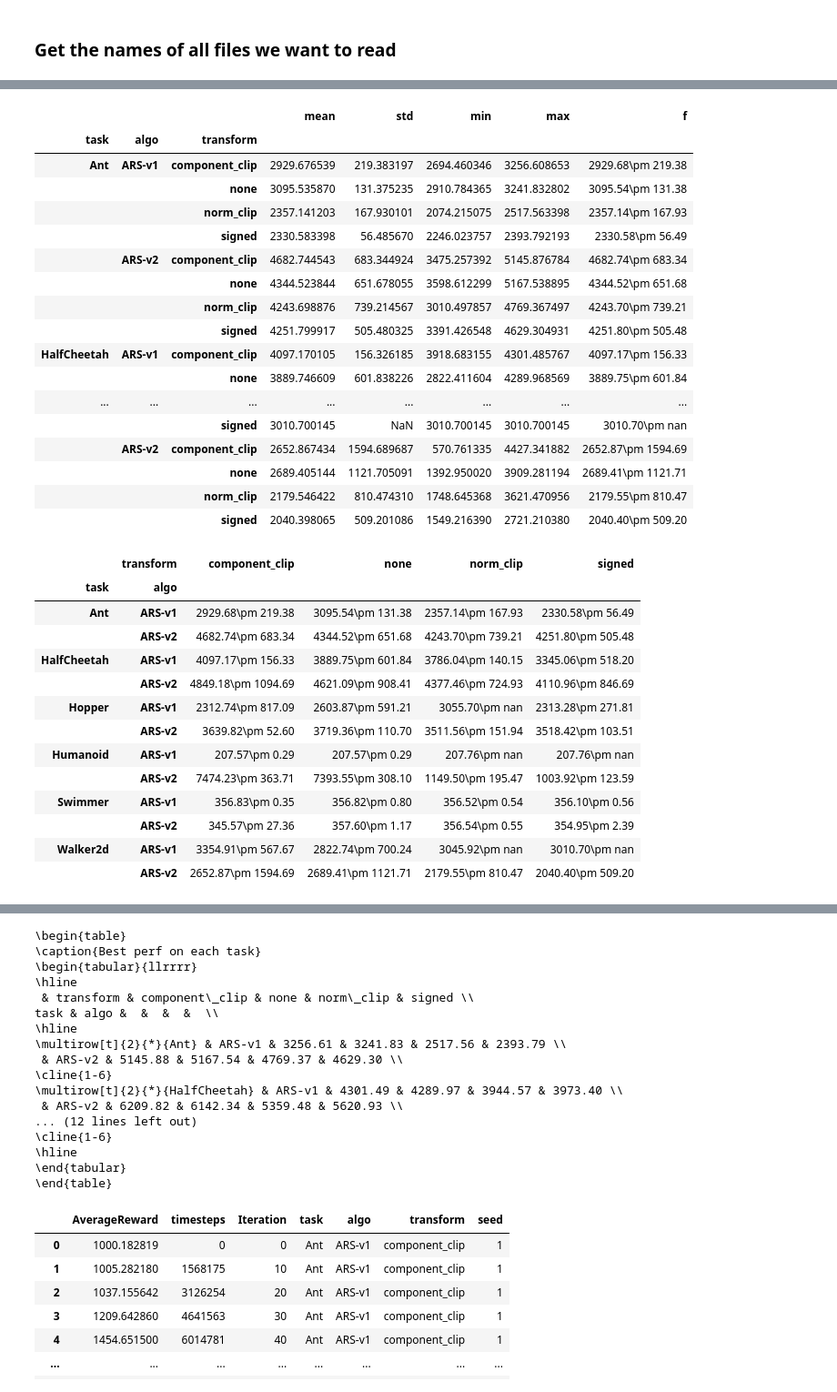
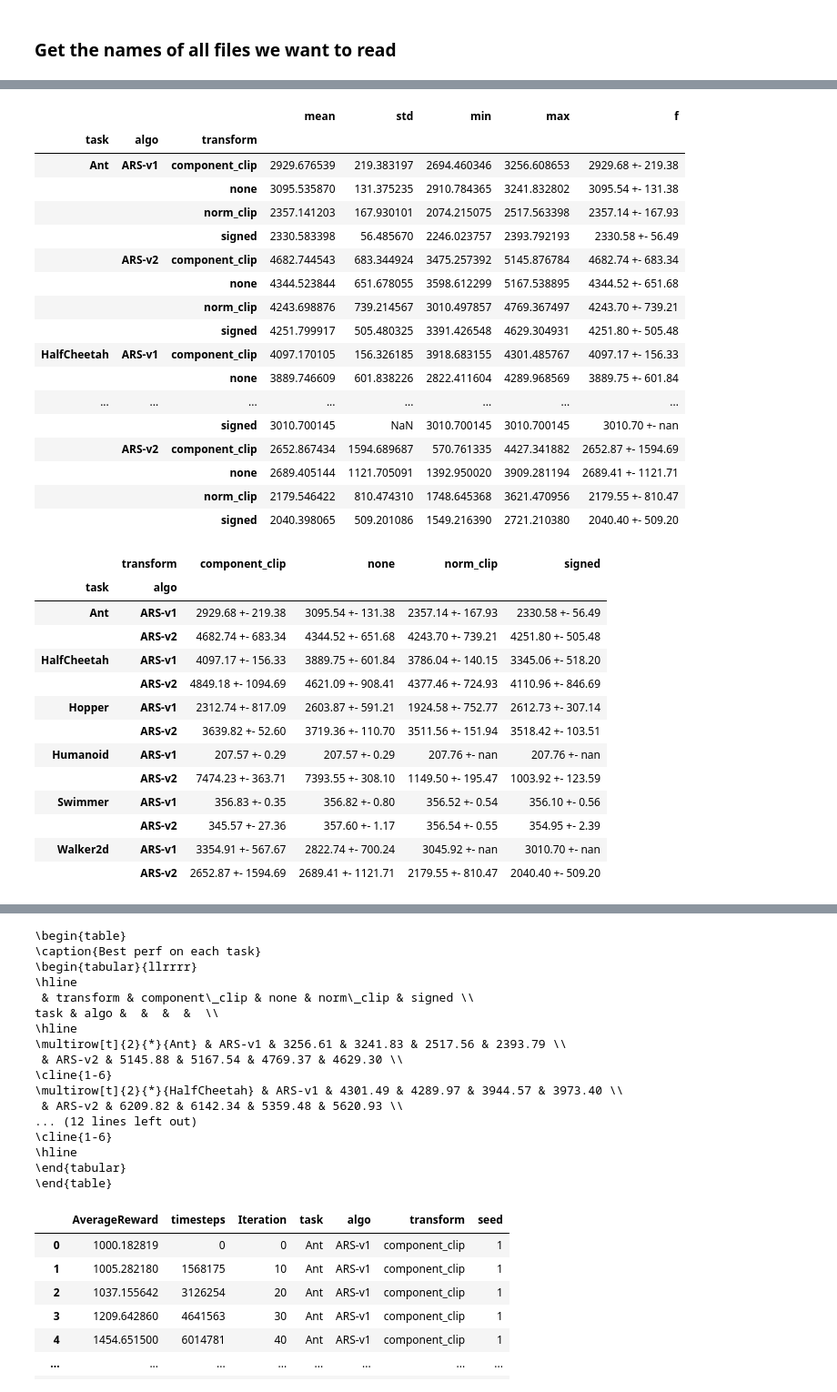
Before and after one commit to deepakhr1999/ARS, a Jupyter notebook: code/plot_hparam_grid.ipynb, the cells around one changed output, grey strips where cells are left out. Shown at 91% size. Saved outputs shown, nothing was run; the diff lists cells and outputs as text; code cells hidden in the pictures.

```diff
--- a/code/plot_hparam_grid.ipynb
+++ b/code/plot_hparam_grid.ipynb
@@ -132,66 +132,68 @@ def to_paper(x: pd.DataFrame, caption, index=False) -> str:
 )
 .replace("\\toprule", "\\hline")
 .replace("\\midrule", "\\hline")
-.replace("\\bottomrule", "\\hline"))
+.replace("\\bottomrule", "\\hline")
+.replace("+-", "$\\pm$")
+)
 # %%
 def f(x):
-    return f"{x['mean']:.2f}\\pm {x['std']:.2f}"
+    return f"{x['mean']:.2f} +- {x['std']:.2f}"
 out = best_data.groupby(["task", "algo", "transform"]).reward.agg(['mean', 'std','min', 'max'])#
 out['f'] = out.apply(f, axis=1)
 display(out)
 
 best_perf = pd.pivot_table(
     out.reset_index(),
     index=["task", "algo"],
     columns=["transform"],
     values="f",
     aggfunc='first'
 ).round(2)
 display(best_perf)
 print(to_paper(best_perf, "Performance on each task", index=True))
 
 best_perf = pd.pivot_table(
     out.reset_index(),
     index=["task", "algo"],
     columns=["transform"],
     values="max",
     aggfunc='first'
 ).round(2)
 display(best_perf)
 print(to_paper(best_perf, "Best perf on each task", index=True))
 # %% [output]
 |  |  |  | mean | std | min | max | f |
 | task | algo | transform |  |  |  |  |  |
-| Ant | ARS-v1 | component_clip | 2929.676539 | 219.383197 | 2694.460346 | 3256.608653 | 2929.68\pm 219.38 |
-|  |  | none | 3095.535870 | 131.375235 | 2910.784365 | 3241.832802 | 3095.54\pm 131.38 |
-|  |  | norm_clip | 2357.141203 | 167.930101 | 2074.215075 | 2517.563398 | 2357.14\pm 167.93 |
-|  |  | signed | 2330.583398 | 56.485670 | 2246.023757 | 2393.792193 | 2330.58\pm 56.49 |
-|  | ARS-v2 | component_clip | 4682.744543 | 683.344924 | 3475.257392 | 5145.876784 | 4682.74\pm 683.34 |
-|  |  | none | 4344.523844 | 651.678055 | 3598.612299 | 5167.538895 | 4344.52\pm 651.68 |
-|  |  | norm_clip | 4243.698876 | 739.214567 | 3010.497857 | 4769.367497 | 4243.70\pm 739.21 |
-|  |  | signed | 4251.799917 | 505.480325 | 3391.426548 | 4629.304931 | 4251.80\pm 505.48 |
-| HalfCheetah | ARS-v1 | component_clip | 4097.170105 | 156.326185 | 3918.683155 | 4301.485767 | 4097.17\pm 156.33 |
-|  |  | none | 3889.746609 | 601.838226 | 2822.411604 | 4289.968569 | 3889.75\pm 601.84 |
+| Ant | ARS-v1 | component_clip | 2929.676539 | 219.383197 | 2694.460346 | 3256.608653 | 2929.68 +- 219.38 |
+|  |  | none | 3095.535870 | 131.375235 | 2910.784365 | 3241.832802 | 3095.54 +- 131.38 |
+|  |  | norm_clip | 2357.141203 | 167.930101 | 2074.215075 | 2517.563398 | 2357.14 +- 167.93 |
+|  |  | signed | 2330.583398 | 56.485670 | 2246.023757 | 2393.792193 | 2330.58 +- 56.49 |
+|  | ARS-v2 | component_clip | 4682.744543 | 683.344924 | 3475.257392 | 5145.876784 | 4682.74 +- 683.34 |
+|  |  | none | 4344.523844 | 651.678055 | 3598.612299 | 5167.538895 | 4344.52 +- 651.68 |
+|  |  | norm_clip | 4243.698876 | 739.214567 | 3010.497857 | 4769.367497 | 4243.70 +- 739.21 |
+|  |  | signed | 4251.799917 | 505.480325 | 3391.426548 | 4629.304931 | 4251.80 +- 505.48 |
+| HalfCheetah | ARS-v1 | component_clip | 4097.170105 | 156.326185 | 3918.683155 | 4301.485767 | 4097.17 +- 156.33 |
+|  |  | none | 3889.746609 | 601.838226 | 2822.411604 | 4289.968569 | 3889.75 +- 601.84 |
 | ... | ... | ... | ... | ... | ... | ... | ... |
-|  |  | signed | 3010.700145 | NaN | 3010.700145 | 3010.700145 | 3010.70\pm nan |
-|  | ARS-v2 | component_clip | 2652.867434 | 1594.689687 | 570.761335 | 4427.341882 | 2652.87\pm 1594.69 |
-|  |  | none | 2689.405144 | 1121.705091 | 1392.950020 | 3909.281194 | 2689.41\pm 1121.71 |
-|  |  | norm_clip | 2179.546422 | 810.474310 | 1748.645368 | 3621.470956 | 2179.55\pm 810.47 |
-|  |  | signed | 2040.398065 | 509.201086 | 1549.216390 | 2721.210380 | 2040.40\pm 509.20 |
+|  |  | signed | 3010.700145 | NaN | 3010.700145 | 3010.700145 | 3010.70 +- nan |
+|  | ARS-v2 | component_clip | 2652.867434 | 1594.689687 | 570.761335 | 4427.341882 | 2652.87 +- 1594.69 |
+|  |  | none | 2689.405144 | 1121.705091 | 1392.950020 | 3909.281194 | 2689.41 +- 1121.71 |
+|  |  | norm_clip | 2179.546422 | 810.474310 | 1748.645368 | 3621.470956 | 2179.55 +- 810.47 |
+|  |  | signed | 2040.398065 | 509.201086 | 1549.216390 | 2721.210380 | 2040.40 +- 509.20 |
 |  | transform | component_clip | none | norm_clip | signed |
 | task | algo |  |  |  |  |
-| Ant | ARS-v1 | 2929.68\pm 219.38 | 3095.54\pm 131.38 | 2357.14\pm 167.93 | 2330.58\pm 56.49 |
-|  | ARS-v2 | 4682.74\pm 683.34 | 4344.52\pm 651.68 | 4243.70\pm 739.21 | 4251.80\pm 505.48 |
-| HalfCheetah | ARS-v1 | 4097.17\pm 156.33 | 3889.75\pm 601.84 | 3786.04\pm 140.15 | 3345.06\pm 518.20 |
-|  | ARS-v2 | 4849.18\pm 1094.69 | 4621.09\pm 908.41 | 4377.46\pm 724.93 | 4110.96\pm 846.69 |
-| Hopper | ARS-v1 | 2312.74\pm 817.09 | 2603.87\pm 591.21 | 3055.70\pm nan | 2313.28\pm 271.81 |
-|  | ARS-v2 | 3639.82\pm 52.60 | 3719.36\pm 110.70 | 3511.56\pm 151.94 | 3518.42\pm 103.51 |
-| Humanoid | ARS-v1 | 207.57\pm 0.29 | 207.57\pm 0.29 | 207.76\pm nan | 207.76\pm nan |
-|  | ARS-v2 | 7474.23\pm 363.71 | 7393.55\pm 308.10 | 1149.50\pm 195.47 | 1003.92\pm 123.59 |
-| Swimmer | ARS-v1 | 356.83\pm 0.35 | 356.82\pm 0.80 | 356.52\pm 0.54 | 356.10\pm 0.56 |
-|  | ARS-v2 | 345.57\pm 27.36 | 357.60\pm 1.17 | 356.54\pm 0.55 | 354.95\pm 2.39 |
-| Walker2d | ARS-v1 | 3354.91\pm 567.67 | 2822.74\pm 700.24 | 3045.92\pm nan | 3010.70\pm nan |
-|  | ARS-v2 | 2652.87\pm 1594.69 | 2689.41\pm 1121.71 | 2179.55\pm 810.47 | 2040.40\pm 509.20 |
+| Ant | ARS-v1 | 2929.68 +- 219.38 | 3095.54 +- 131.38 | 2357.14 +- 167.93 | 2330.58 +- 56.49 |
+|  | ARS-v2 | 4682.74 +- 683.34 | 4344.52 +- 651.68 | 4243.70 +- 739.21 | 4251.80 +- 505.48 |
+| HalfCheetah | ARS-v1 | 4097.17 +- 156.33 | 3889.75 +- 601.84 | 3786.04 +- 140.15 | 3345.06 +- 518.20 |
+|  | ARS-v2 | 4849.18 +- 1094.69 | 4621.09 +- 908.41 | 4377.46 +- 724.93 | 4110.96 +- 846.69 |
+| Hopper | ARS-v1 | 2312.74 +- 817.09 | 2603.87 +- 591.21 | 1924.58 +- 752.77 | 2612.73 +- 307.14 |
+|  | ARS-v2 | 3639.82 +- 52.60 | 3719.36 +- 110.70 | 3511.56 +- 151.94 | 3518.42 +- 103.51 |
+| Humanoid | ARS-v1 | 207.57 +- 0.29 | 207.57 +- 0.29 | 207.76 +- nan | 207.76 +- nan |
+|  | ARS-v2 | 7474.23 +- 363.71 | 7393.55 +- 308.10 | 1149.50 +- 195.47 | 1003.92 +- 123.59 |
+| Swimmer | ARS-v1 | 356.83 +- 0.35 | 356.82 +- 0.80 | 356.52 +- 0.54 | 356.10 +- 0.56 |
+|  | ARS-v2 | 345.57 +- 27.36 | 357.60 +- 1.17 | 356.54 +- 0.55 | 354.95 +- 2.39 |
+| Walker2d | ARS-v1 | 3354.91 +- 567.67 | 2822.74 +- 700.24 | 3045.92 +- nan | 3010.70 +- nan |
+|  | ARS-v2 | 2652.87 +- 1594.69 | 2689.41 +- 1121.71 | 2179.55 +- 810.47 | 2040.40 +- 509.20 |
 \begin{table}
 \caption{Performance on each task}
 \begin{tabular}{llllll}
```
Also changed, not shown: parts of 4 cells of this notebook, 37 other files.
